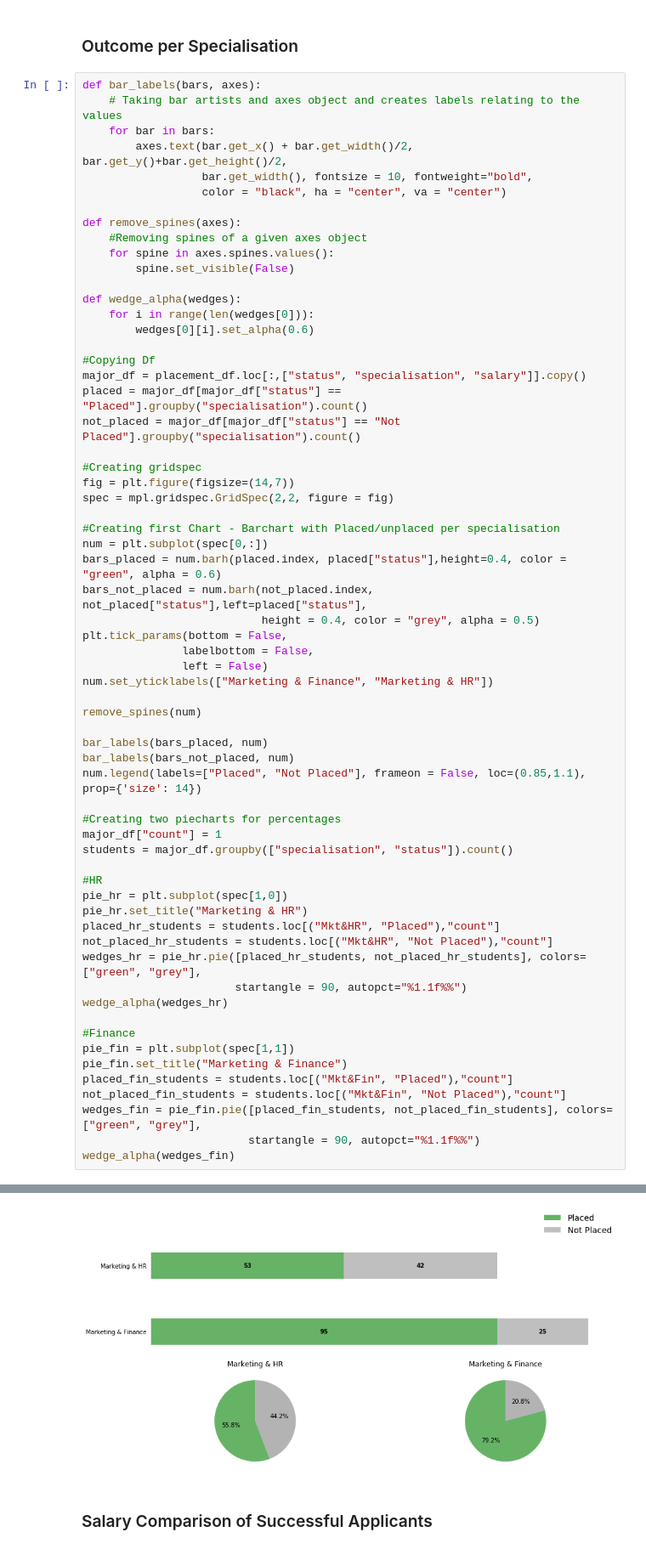
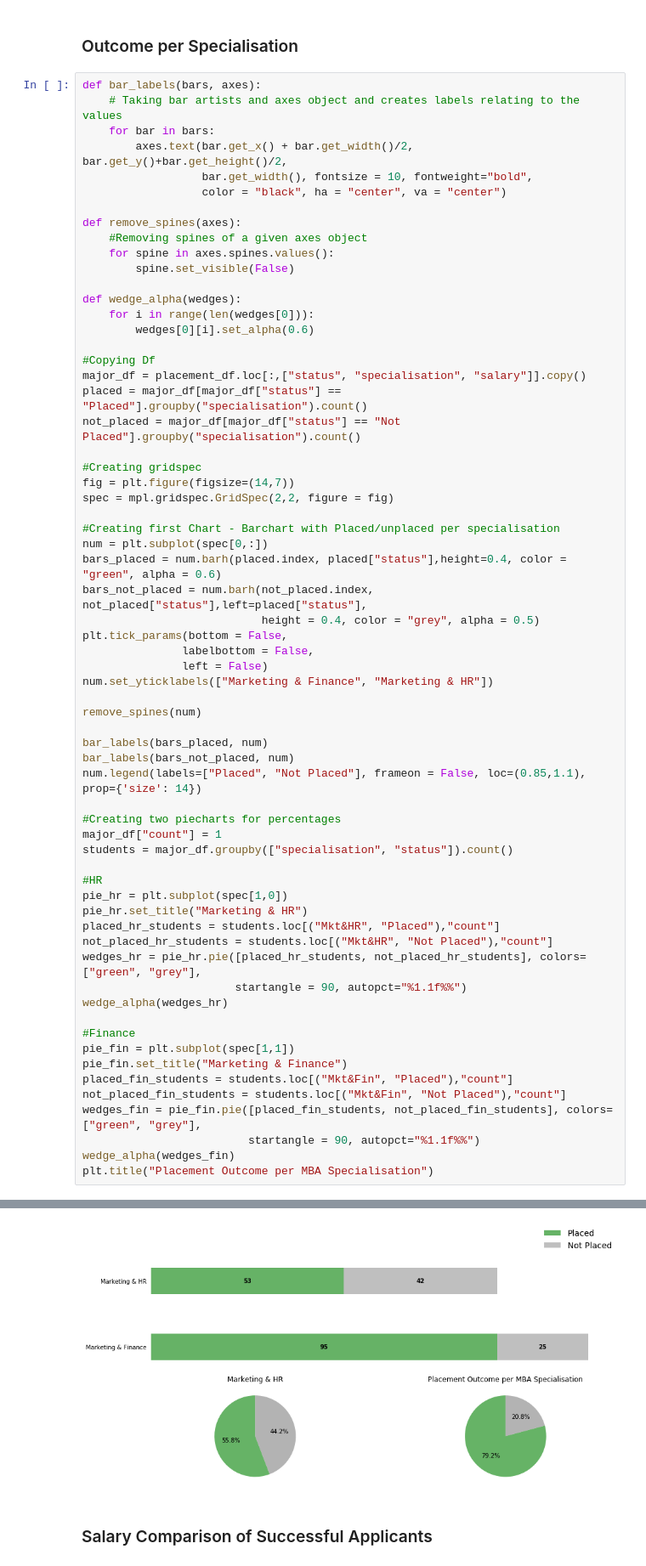
Before and after one commit to Premex/campus_recruitment, a Jupyter notebook: Kaggle Campus Recruitment NB.ipynb, the cells around one changed output, grey strips where cells are left out. Shown: that part at 85% size. Saved outputs shown, nothing was run; the diff lists cells and outputs as text.

```diff
--- a/Kaggle Campus Recruitment NB.ipynb
+++ b/Kaggle Campus Recruitment NB.ipynb
@@ -166,4 +166,5 @@ not_placed_fin_students = students.loc[("Mkt&Fin", "Not Placed"),"count"]
 wedges_fin = pie_fin.pie([placed_fin_students, not_placed_fin_students], colors=["green", "grey"],
                          startangle = 90, autopct="%1.1f%%")
 wedge_alpha(wedges_fin)
+plt.title("Placement Outcome per MBA Specialisation")
 # %% [output]
@@ -170,4 +172,4 @@ wedge_alpha(wedges_fin)
-[figure, old version]
+[figure, new version]
 # %% [markdown]
 ### Salary Comparison of Successful Applicants
 # %%
```
Also changed, not shown: parts of 9 cells of this notebook.
